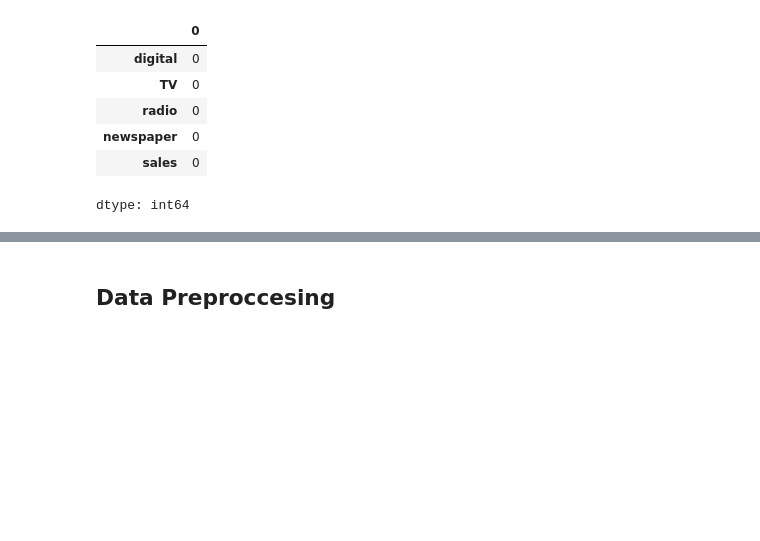
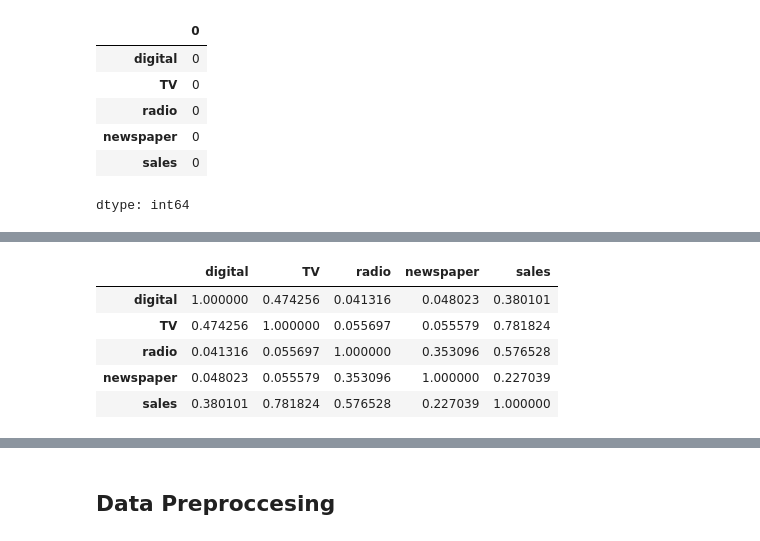
Before and after one commit to IPMSand/AI_ML, a Jupyter notebook: ModelEvaluation_RSEM_NeuralNetwork.ipynb, the cells around one changed output, grey strips where cells are left out. Saved outputs shown, nothing was run; the diff lists cells and outputs as text; code cells hidden in the pictures; blank space fills up the shorter version.

```diff
--- a/ModelEvaluation_RSEM_NeuralNetwork.ipynb
+++ b/ModelEvaluation_RSEM_NeuralNetwork.ipynb
@@ -85,0 +114,10 @@ dtype: int64
+# %%
+#
+adverrising_df.corr()
+# %% [output]
+|  | digital | TV | radio | newspaper | sales |
+| digital | 1.000000 | 0.474256 | 0.041316 | 0.048023 | 0.380101 |
+| TV | 0.474256 | 1.000000 | 0.055697 | 0.055579 | 0.781824 |
+| radio | 0.041316 | 0.055697 | 1.000000 | 0.353096 | 0.576528 |
+| newspaper | 0.048023 | 0.055579 | 0.353096 | 1.000000 | 0.227039 |
+| sales | 0.380101 | 0.781824 | 0.576528 | 0.227039 | 1.000000 |
```
Also changed, not shown: parts of 10 cells of this notebook.
